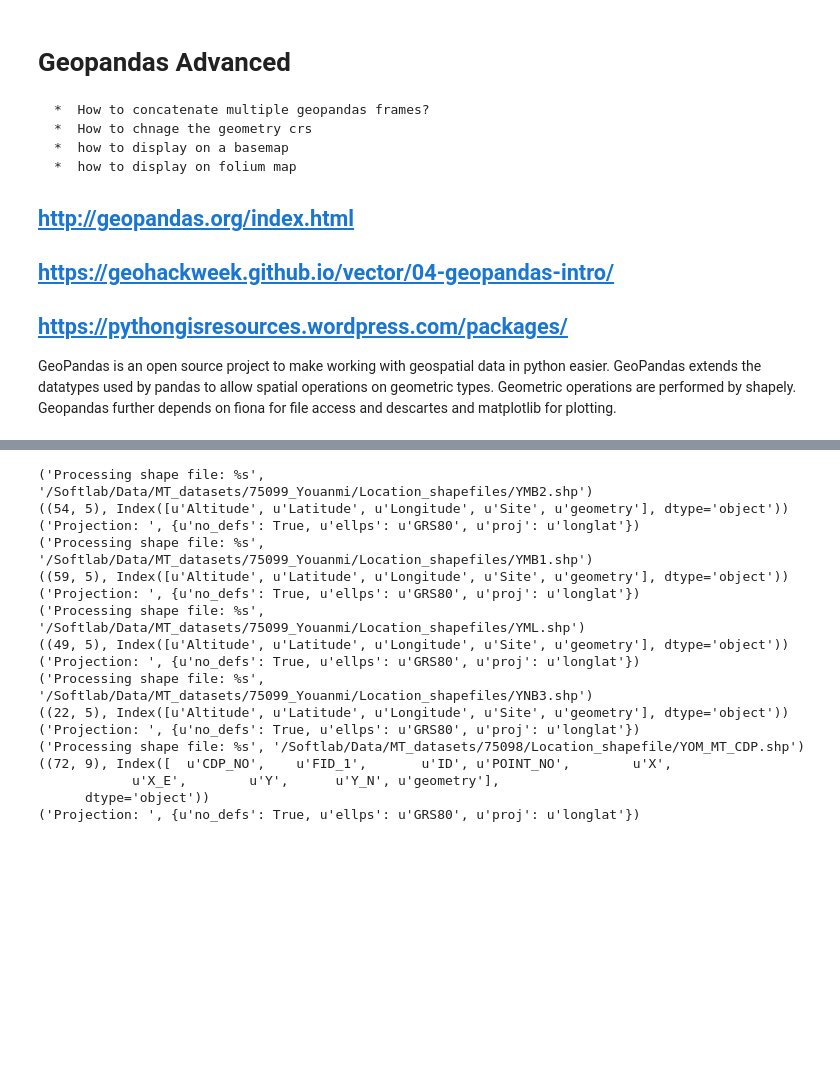
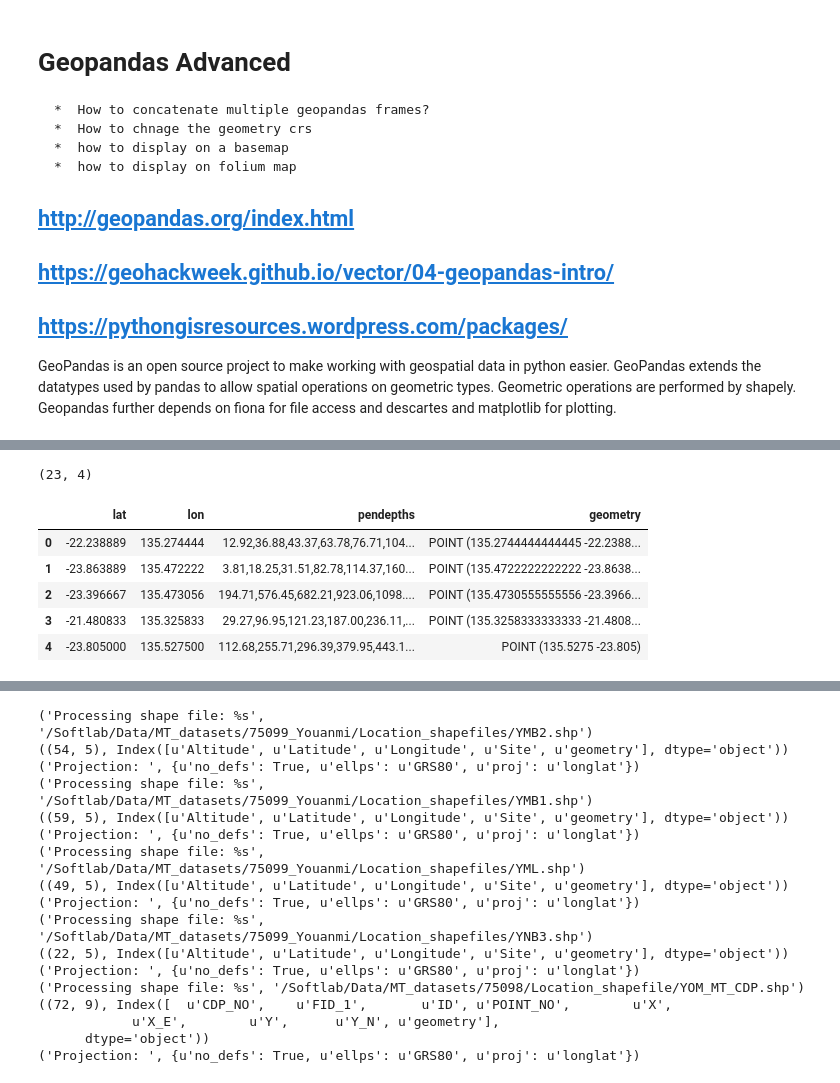
Before and after one commit to MTgeophysics/mtpy, a Jupyter notebook: examples/notebooks/geopandas_MT_survey_sites.ipynb, the cells around one changed output, grey strips where cells are left out. Cells and saved outputs as stored; diff of their text form; code cells hidden in the pictures; blank space fills up the shorter version.

```diff
--- a/examples/notebooks/geopandas_MT_survey_sites.ipynb
+++ b/examples/notebooks/geopandas_MT_survey_sites.ipynb
@@ -30,0 +135,20 @@ mpl.rcParams['figure.figsize']=[30,10]
+# %%
+mypdf.shape
+# %% [output]
+(23, 4)
+# %%
+from shapely.geometry import Point
+
+# combine lat and lon column to a shapely Point() object
+mypdf['geometry'] = mypdf.apply(lambda x: Point((float(x[1]), float(x[0]))), axis=1)
+# %%
+mygdf = gpd.GeoDataFrame(mypdf, geometry='geometry')
+# %%
+mygdf.head()
+# %% [output]
+|  | lat | lon | pendepths | geometry |
+| 0 | -22.238889 | 135.274444 | 12.92,36.88,43.37,63.78,76.71,104... | POINT (135.2744444444445 -22.2388... |
+| 1 | -23.863889 | 135.472222 | 3.81,18.25,31.51,82.78,114.37,160... | POINT (135.4722222222222 -23.8638... |
+| 2 | -23.396667 | 135.473056 | 194.71,576.45,682.21,923.06,1098.... | POINT (135.4730555555556 -23.3966... |
+| 3 | -21.480833 | 135.325833 | 29.27,96.95,121.23,187.00,236.11,... | POINT (135.3258333333333 -21.4808... |
+| 4 | -23.805000 | 135.527500 | 112.68,255.71,296.39,379.95,443.1... | POINT (135.5275 -23.805) |
```
Also changed, not shown: parts of 15 cells of this notebook, 2 other files.
